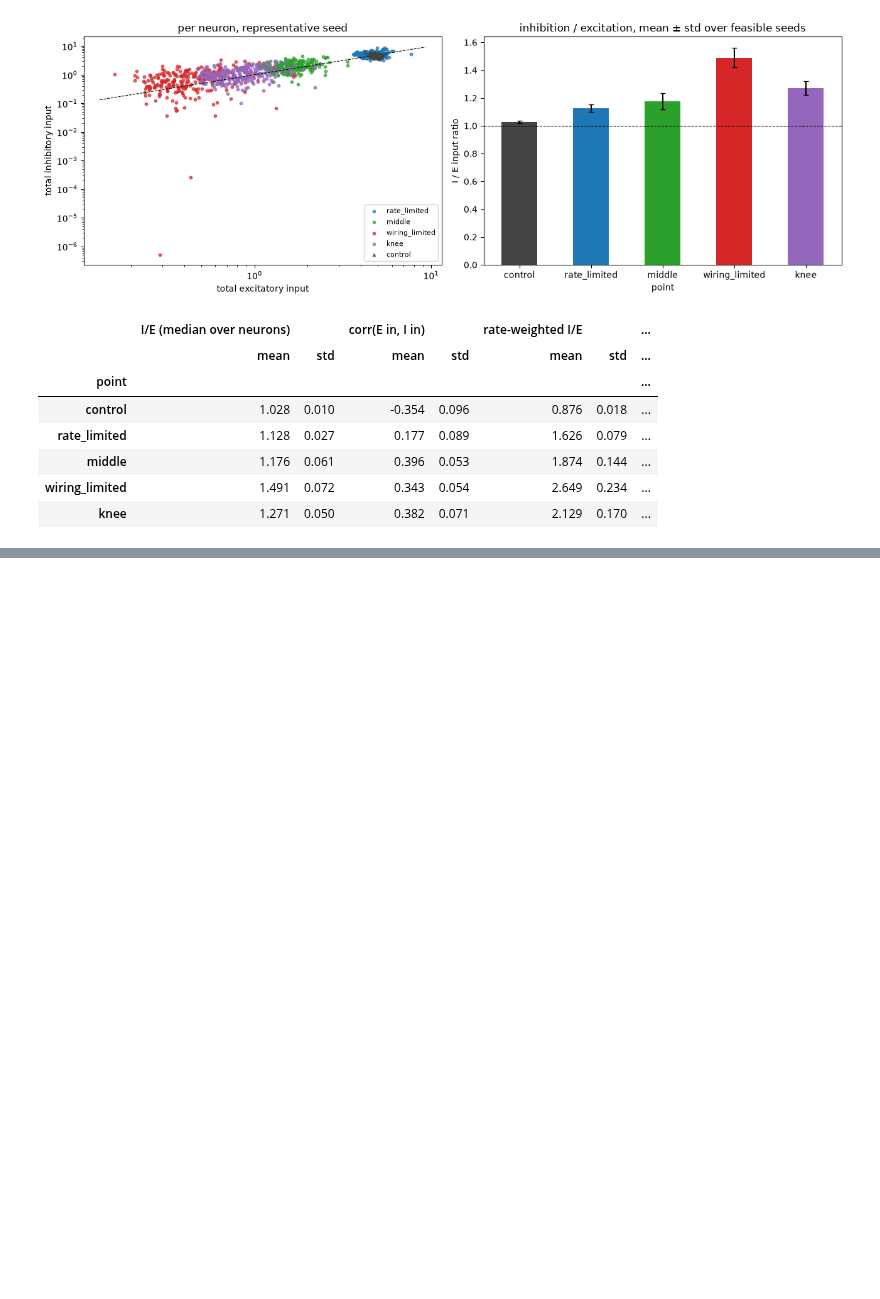
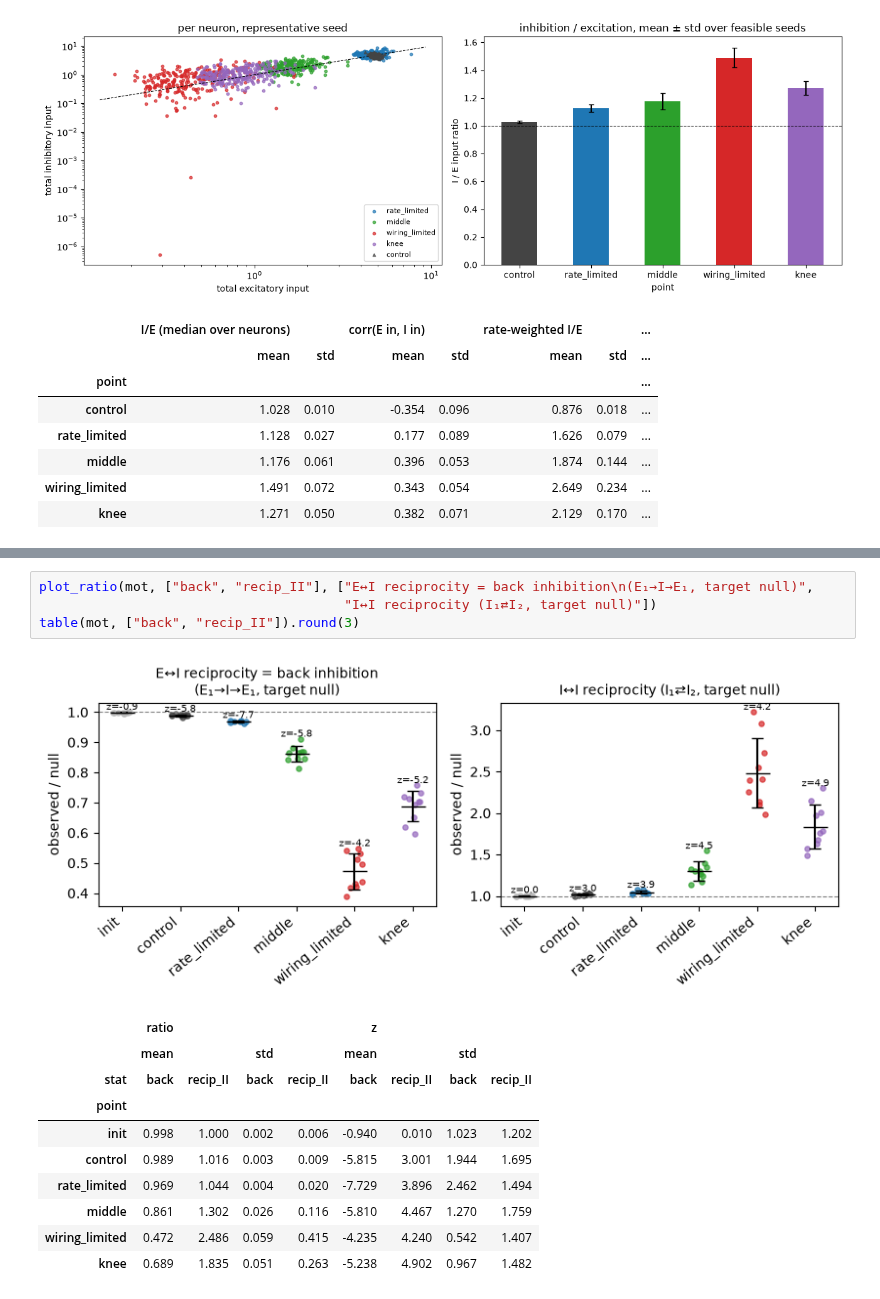
Before and after one commit to AtharvSuryawanshi/canonical_mc, a Jupyter notebook: notebooks/moo_zoom_analysis.ipynb, the cells around one changed output, grey strips where cells are left out. Drawn from its saved outputs; the diff is of its cells as text; blank space fills up the shorter version.

```diff
--- a/notebooks/moo_zoom_analysis.ipynb
+++ b/notebooks/moo_zoom_analysis.ipynb
@@ -589,0 +667,16 @@ modular networks in RNNs (Achterberg et al. 2023), so wiring_limited and knee ar
+# %%
+plot_ratio(mot, ["back", "recip_II"], ["E↔I reciprocity = back inhibition\n(E₁→I→E₁, target null)",
+                                       "I↔I reciprocity (I₁⇄I₂, target null)"])
+table(mot, ["back", "recip_II"]).round(3)
+# %% [output]
+[figure, added]
+|  | ratio |  |  |  | z |  |  |  |
+|  | mean |  | std |  | mean |  | std |  |
+| stat | back | recip_II | back | recip_II | back | recip_II | back | recip_II |
+| point |  |  |  |  |  |  |  |  |
+| init | 0.998 | 1.000 | 0.002 | 0.006 | -0.940 | 0.010 | 1.023 | 1.202 |
+| control | 0.989 | 1.016 | 0.003 | 0.009 | -5.815 | 3.001 | 1.944 | 1.695 |
+| rate_limited | 0.969 | 1.044 | 0.004 | 0.020 | -7.729 | 3.896 | 2.462 | 1.494 |
+| middle | 0.861 | 1.302 | 0.026 | 0.116 | -5.810 | 4.467 | 1.270 | 1.759 |
+| wiring_limited | 0.472 | 2.486 | 0.059 | 0.415 | -4.235 | 4.240 | 0.542 | 1.407 |
+| knee | 0.689 | 1.835 | 0.051 | 0.263 | -5.238 | 4.902 | 0.967 | 1.482 |
```
Also changed, not shown: parts of 15 cells of this notebook, 4 other files.
